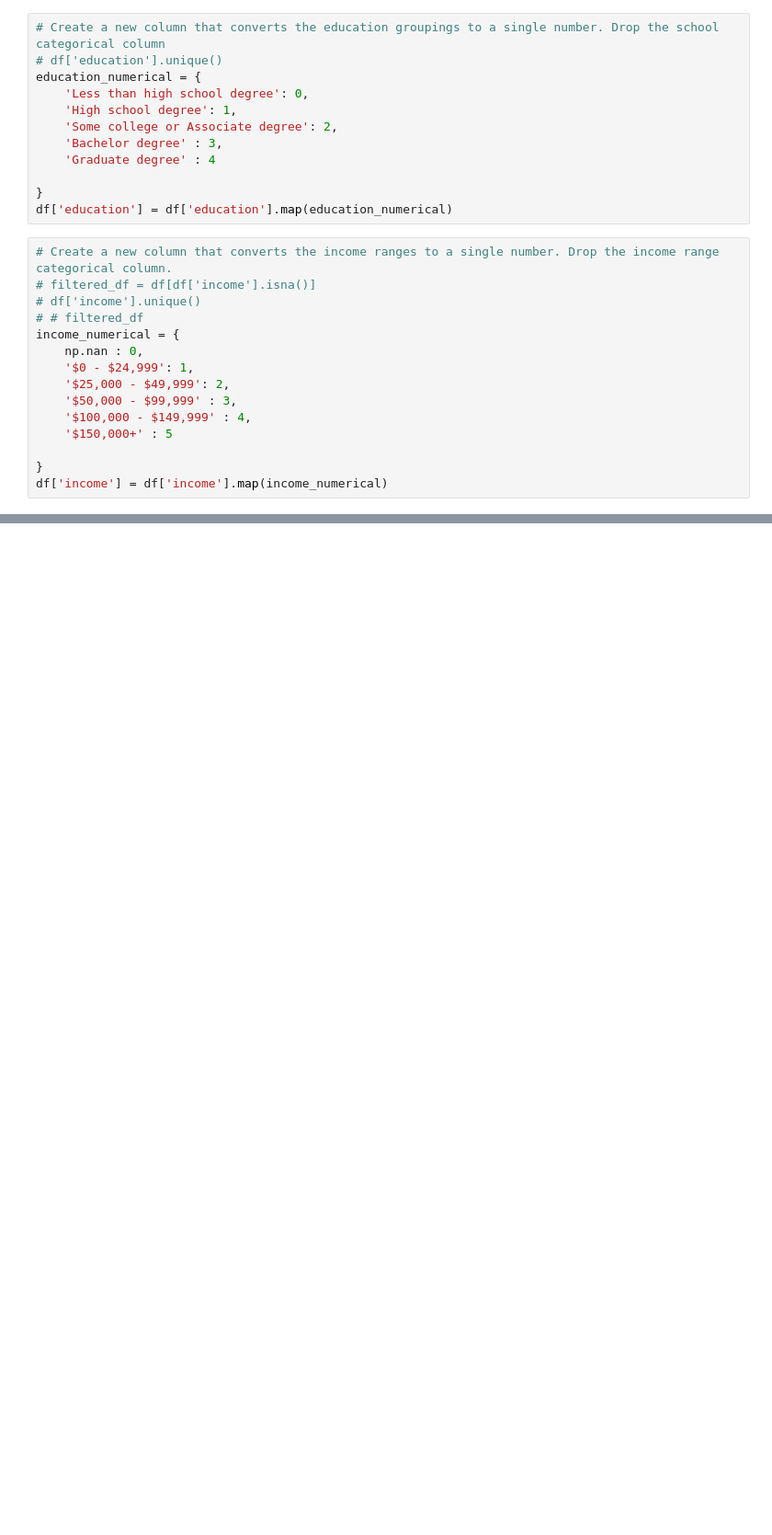
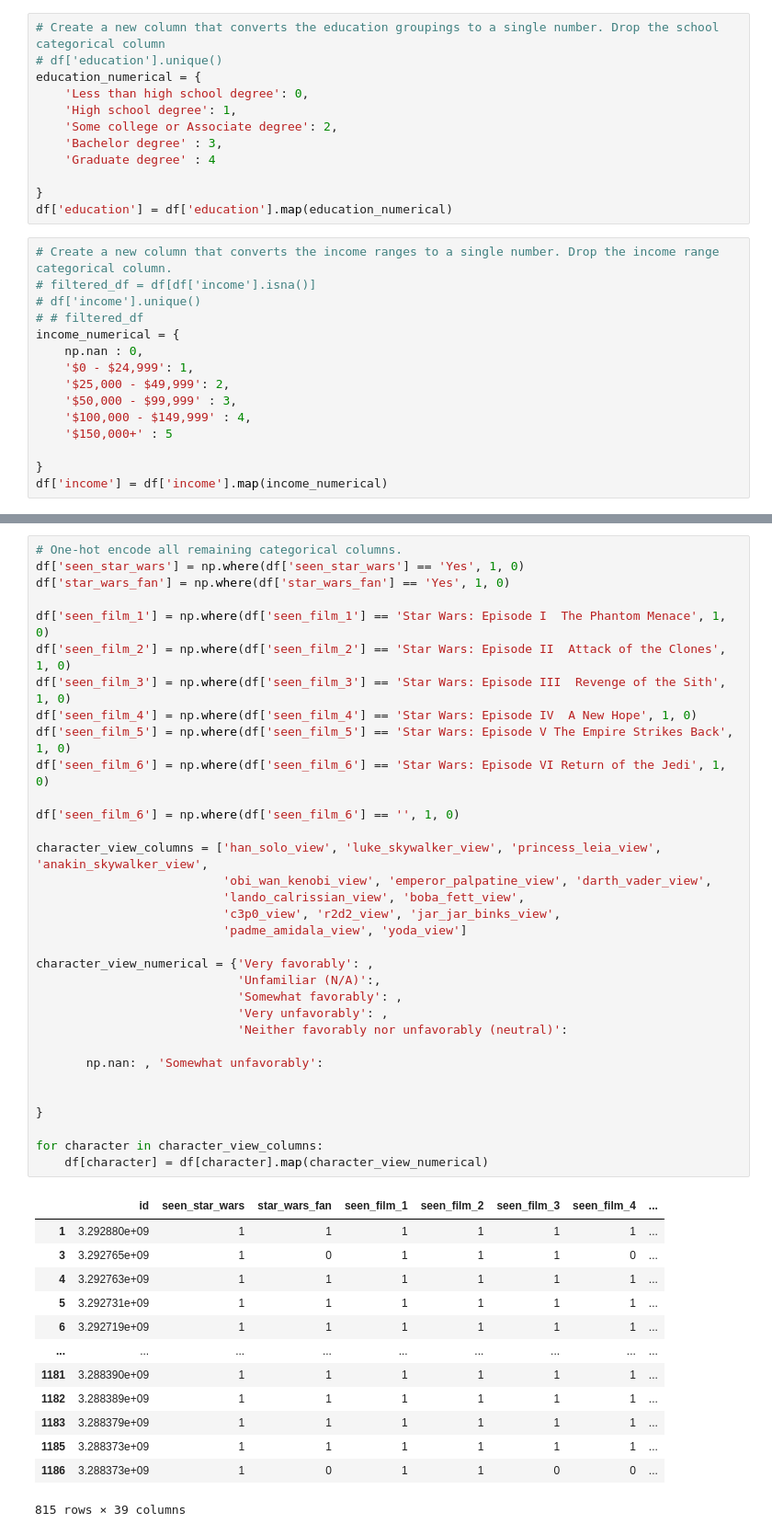
Before and after one commit to nlunce/ds250, a Jupyter notebook: project5/project5gq2.ipynb, the cells around one changed output, grey strips where cells are left out. Shown at 92% size. Drawn from its saved outputs; the diff is of its cells as text; blank space fills up the shorter version.

```diff
--- a/project5/project5gq2.ipynb
+++ b/project5/project5gq2.ipynb
@@ -123,0 +111,47 @@ df
+# %%
+# One-hot encode all remaining categorical columns.
+df['seen_star_wars'] = np.where(df['seen_star_wars'] == 'Yes', 1, 0)
+df['star_wars_fan'] = np.where(df['star_wars_fan'] == 'Yes', 1, 0)
+
+df['seen_film_1'] = np.where(df['seen_film_1'] == 'Star Wars: Episode I  The Phantom Menace', 1, 0)
+df['seen_film_2'] = np.where(df['seen_film_2'] == 'Star Wars: Episode II  Attack of the Clones', 1, 0)
+df['seen_film_3'] = np.where(df['seen_film_3'] == 'Star Wars: Episode III  Revenge of the Sith', 1, 0)
+df['seen_film_4'] = np.where(df['seen_film_4'] == 'Star Wars: Episode IV  A New Hope', 1, 0)
+df['seen_film_5'] = np.where(df['seen_film_5'] == 'Star Wars: Episode V The Empire Strikes Back', 1, 0)
+df['seen_film_6'] = np.where(df['seen_film_6'] == 'Star Wars: Episode VI Return of the Jedi', 1, 0)
+
+df['seen_film_6'] = np.where(df['seen_film_6'] == '', 1, 0)
+
+character_view_columns = ['han_solo_view', 'luke_skywalker_view', 'princess_leia_view', 'anakin_skywalker_view',
+                          'obi_wan_kenobi_view', 'emperor_palpatine_view', 'darth_vader_view',
+                          'lando_calrissian_view', 'boba_fett_view',
+                          'c3p0_view', 'r2d2_view', 'jar_jar_binks_view',
+                          'padme_amidala_view', 'yoda_view']
+
+character_view_numerical = {'Very favorably': ,
+                            'Unfamiliar (N/A)':,
+                            'Somewhat favorably': ,
+                            'Very unfavorably': ,
+                            'Neither favorably nor unfavorably (neutral)':
+
+       np.nan: , 'Somewhat unfavorably':
+
+
+}
+
+for character in character_view_columns:
+    df[character] = df[character].map(character_view_numerical)
+# %% [output]
+|  | id | seen_star_wars | star_wars_fan | seen_film_1 | seen_film_2 | seen_film_3 | seen_film_4 | ... |
+| 1 | 3.292880e+09 | 1 | 1 | 1 | 1 | 1 | 1 | ... |
+| 3 | 3.292765e+09 | 1 | 0 | 1 | 1 | 1 | 0 | ... |
+| 4 | 3.292763e+09 | 1 | 1 | 1 | 1 | 1 | 1 | ... |
+| 5 | 3.292731e+09 | 1 | 1 | 1 | 1 | 1 | 1 | ... |
+| 6 | 3.292719e+09 | 1 | 1 | 1 | 1 | 1 | 1 | ... |
+| ... | ... | ... | ... | ... | ... | ... | ... | ... |
+| 1181 | 3.288390e+09 | 1 | 1 | 1 | 1 | 1 | 1 | ... |
+| 1182 | 3.288389e+09 | 1 | 1 | 1 | 1 | 1 | 1 | ... |
+| 1183 | 3.288379e+09 | 1 | 1 | 1 | 1 | 1 | 1 | ... |
+| 1185 | 3.288373e+09 | 1 | 1 | 1 | 1 | 1 | 1 | ... |
+| 1186 | 3.288373e+09 | 1 | 0 | 1 | 1 | 0 | 0 | ... |
+815 rows × 39 columns
```
Also changed, not shown: parts of 2 cells of this notebook, 1 other file.
